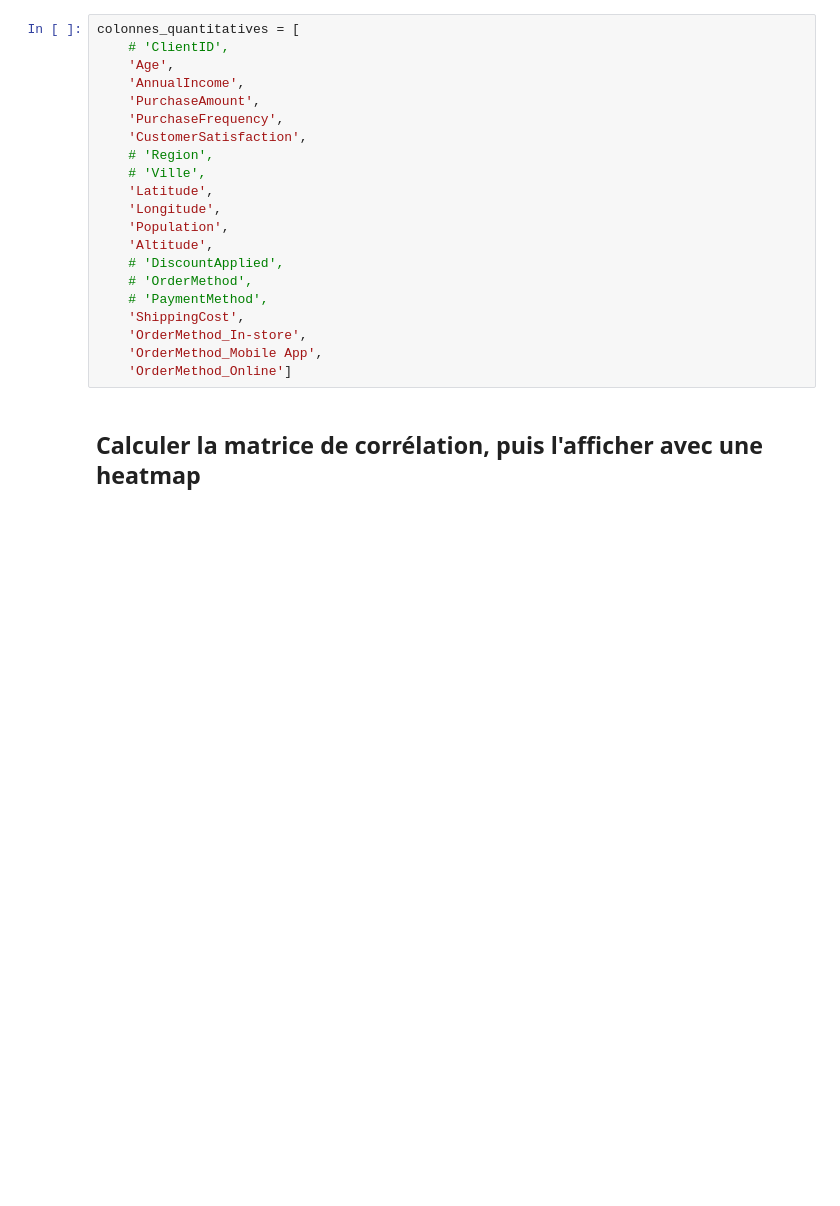
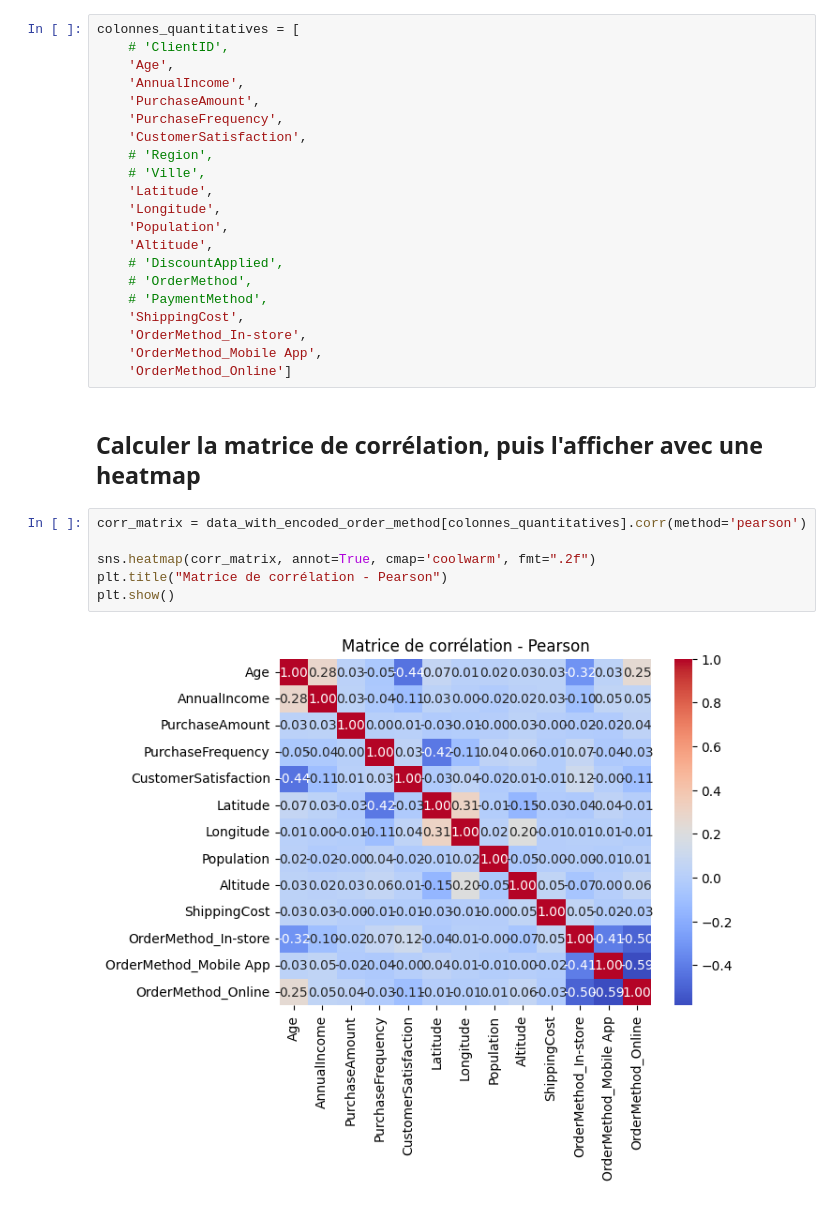
Before and after one commit to yzpt/module_pandas_B2, a Jupyter notebook: 7.0.EDA_template.ipynb, the cells around one changed output. Cells and saved outputs as stored; diff of their text form; blank space fills up the shorter version.

```diff
--- a/7.0.EDA_template.ipynb
+++ b/7.0.EDA_template.ipynb
@@ -782,3 +786,11 @@ colonnes_quantitatives = [
     'OrderMethod_Online']
 # %% [markdown]
 ## Calculer la matrice de corrélation, puis l'afficher avec une heatmap
+# %%
+corr_matrix = data_with_encoded_order_method[colonnes_quantitatives].corr(method='pearson')
+
+sns.heatmap(corr_matrix, annot=True, cmap='coolwarm', fmt=".2f")
+plt.title("Matrice de corrélation - Pearson")
+plt.show()
+# %% [output]
+[figure, added]
```
Also changed, not shown: parts of 1 cell of this notebook, 1 other file.
